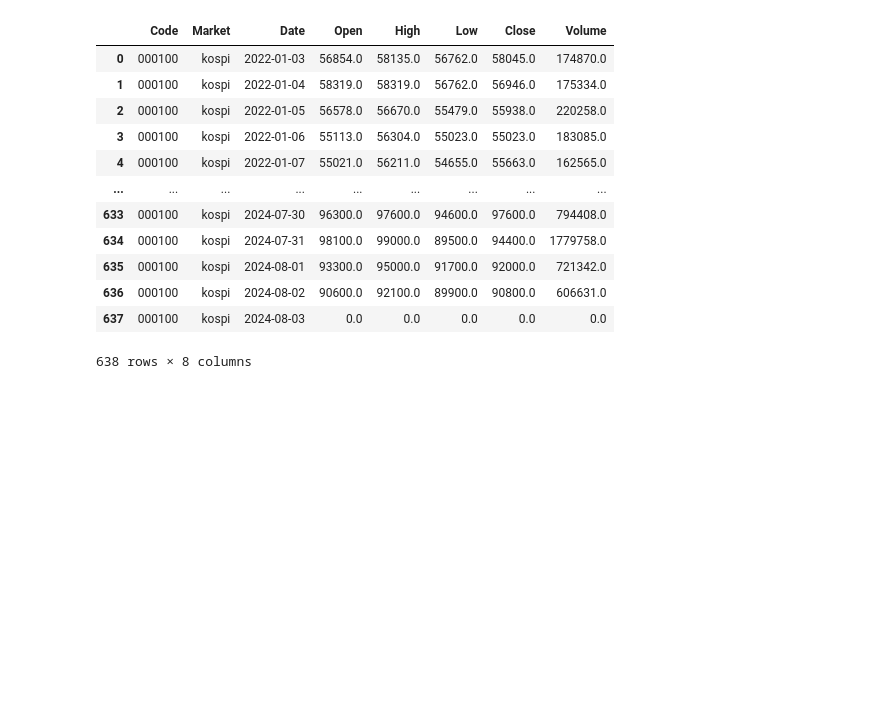
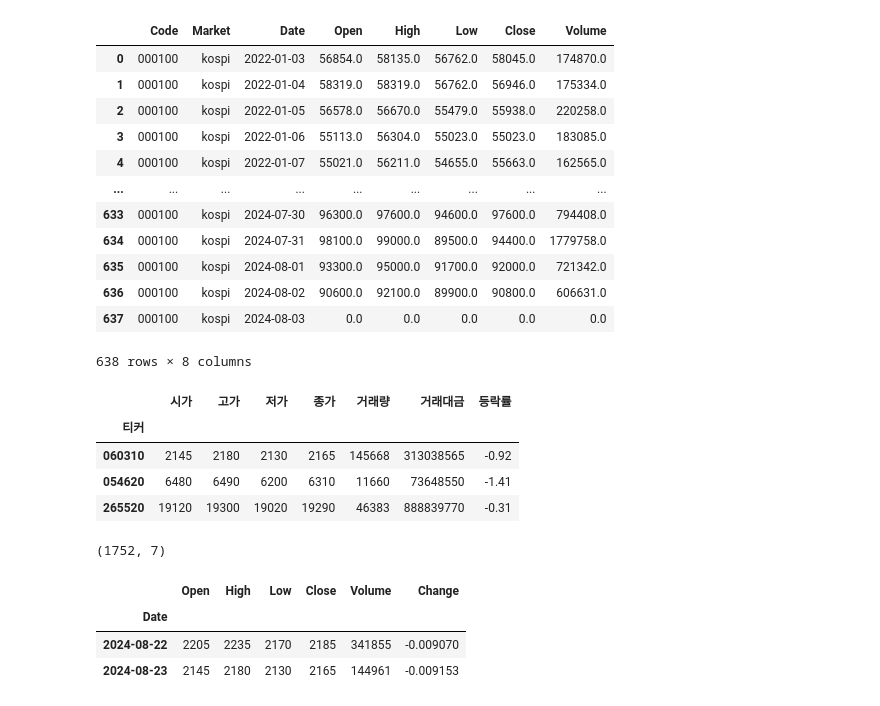
Before and after one commit to eisthf/market_analysis, a Jupyter notebook: market_analysis.ipynb, the cells around one changed output. Saved outputs shown, nothing was run; the diff lists cells and outputs as text; code cells hidden in the pictures; blank space fills up the shorter version.

```diff
--- a/market_analysis.ipynb
+++ b/market_analysis.ipynb
@@ -360,4 +361,22 @@ get_ohlc(curs, '000100')
 | 637 | 000100 | kospi | 2024-08-03 | 0.0 | 0.0 | 0.0 | 0.0 | 0.0 |
 638 rows × 8 columns
 # %%
-conn.close()
+df = krx.get_market_ohlcv("2024-08-23", market="KOSDAQ")
+df.head(3)
+# %% [output]
+|  | 시가 | 고가 | 저가 | 종가 | 거래량 | 거래대금 | 등락률 |
+| 티커 |  |  |  |  |  |  |  |
+| 060310 | 2145 | 2180 | 2130 | 2165 | 145668 | 313038565 | -0.92 |
+| 054620 | 6480 | 6490 | 6200 | 6310 | 11660 | 73648550 | -1.41 |
+| 265520 | 19120 | 19300 | 19020 | 19290 | 46383 | 888839770 | -0.31 |
+# %%
+df.shape
+# %% [output]
+(1752, 7)
+# %%
+fdr.DataReader('060310', '2024-08-22' , '2024-08-24')
+# %% [output]
+|  | Open | High | Low | Close | Volume | Change |
+| Date |  |  |  |  |  |  |
+| 2024-08-22 | 2205 | 2235 | 2170 | 2185 | 341855 | -0.009070 |
+| 2024-08-23 | 2145 | 2180 | 2130 | 2165 | 144961 | -0.009153 |
```
Also changed, not shown: parts of 6 cells of this notebook, 2 other files.
